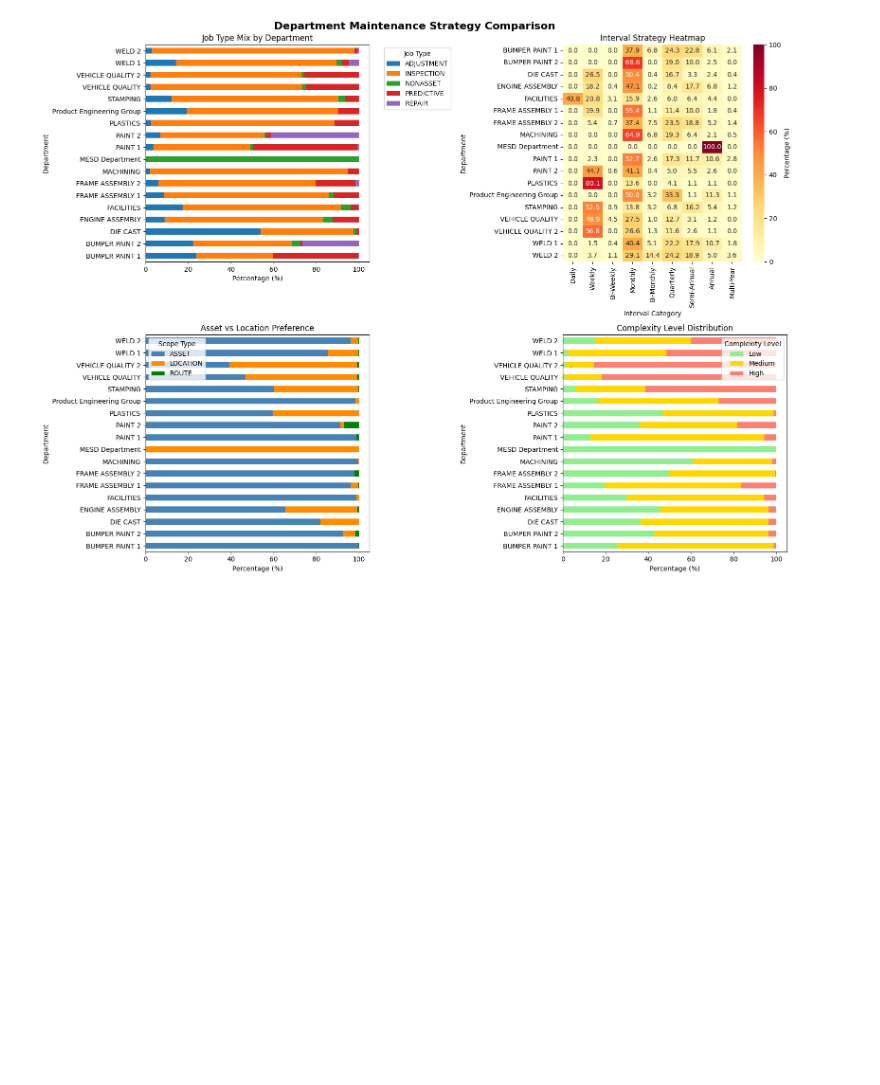
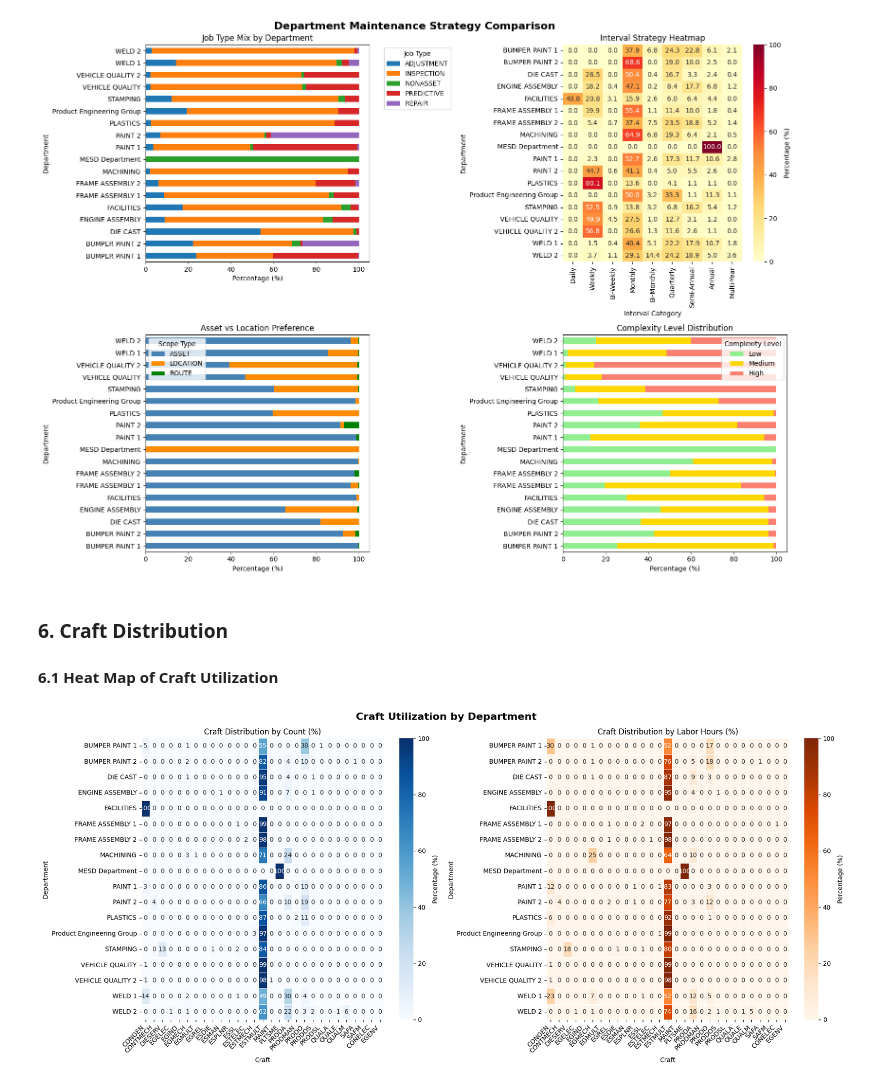
Before and after one commit to dev-festival/py4eda-project, a Jupyter notebook: notebooks/03_individual_exploration_mike.ipynb, the cells around one changed output. Saved outputs shown, nothing was run; the diff lists cells and outputs as text; code cells hidden in the pictures; blank space fills up the shorter version.

```diff
--- a/notebooks/03_individual_exploration_mike.ipynb
+++ b/notebooks/03_individual_exploration_mike.ipynb
@@ -1415,3 +1400,43 @@ plt.tight_layout()
 plt.show()
 # %% [output]
 [figure]
+# %% [markdown]
+### 6. Craft Distribution
+
+#### 6.1 Heat Map of Craft Utilization
+# %%
+# Aggregate craft usage at department level
+# Count-based distribution
+craft_counts = df_forecast.groupby(['DEPT_NAME', 'LABOR_CRAFT'], observed=False).size().unstack(fill_value=0)
+craft_pct = craft_counts.div(craft_counts.sum(axis=1), axis=0) * 100
+
+# Labor-weighted distribution
+craft_labor = df_forecast.groupby(['DEPT_NAME', 'LABOR_CRAFT'], observed=False)['total_labor_per_occ_capped'].sum().unstack(fill_value=0)
+craft_labor_pct = craft_labor.div(craft_labor.sum(axis=1), axis=0) * 100
+
+# Create heatmap visualizations
+fig, axes = plt.subplots(1, 2, figsize=(18, 8))
+fig.suptitle('Craft Utilization by Department', fontsize=16, fontweight='bold')
+
+# Heatmap 1: Count-based
+ax1 = axes[0]
+sns.heatmap(craft_pct, annot=True, fmt='.0f', cmap='Blues', ax=ax1,
+            cbar_kws={'label': 'Percentage (%)'}, linewidths=0.5)
+ax1.set_xlabel('Craft')
+ax1.set_ylabel('Department')
+ax1.set_title('Craft Distribution by Count (%)')
+plt.setp(ax1.xaxis.get_majorticklabels(), rotation=45, ha='right')
+
+# Heatmap 2: Labor hours-based
+ax2 = axes[1]
+sns.heatmap(craft_labor_pct, annot=True, fmt='.0f', cmap='Oranges', ax=ax2,
+            cbar_kws={'label': 'Percentage (%)'}, linewidths=0.5)
+ax2.set_xlabel('Craft')
+ax2.set_ylabel('Department')
+ax2.set_title('Craft Distribution by Labor Hours (%)')
+plt.setp(ax2.xaxis.get_majorticklabels(), rotation=45, ha='right')
+
+plt.tight_layout()
+plt.show()
+# %% [output]
+[figure, added]
```
Also changed, not shown: parts of 21 cells of this notebook.
